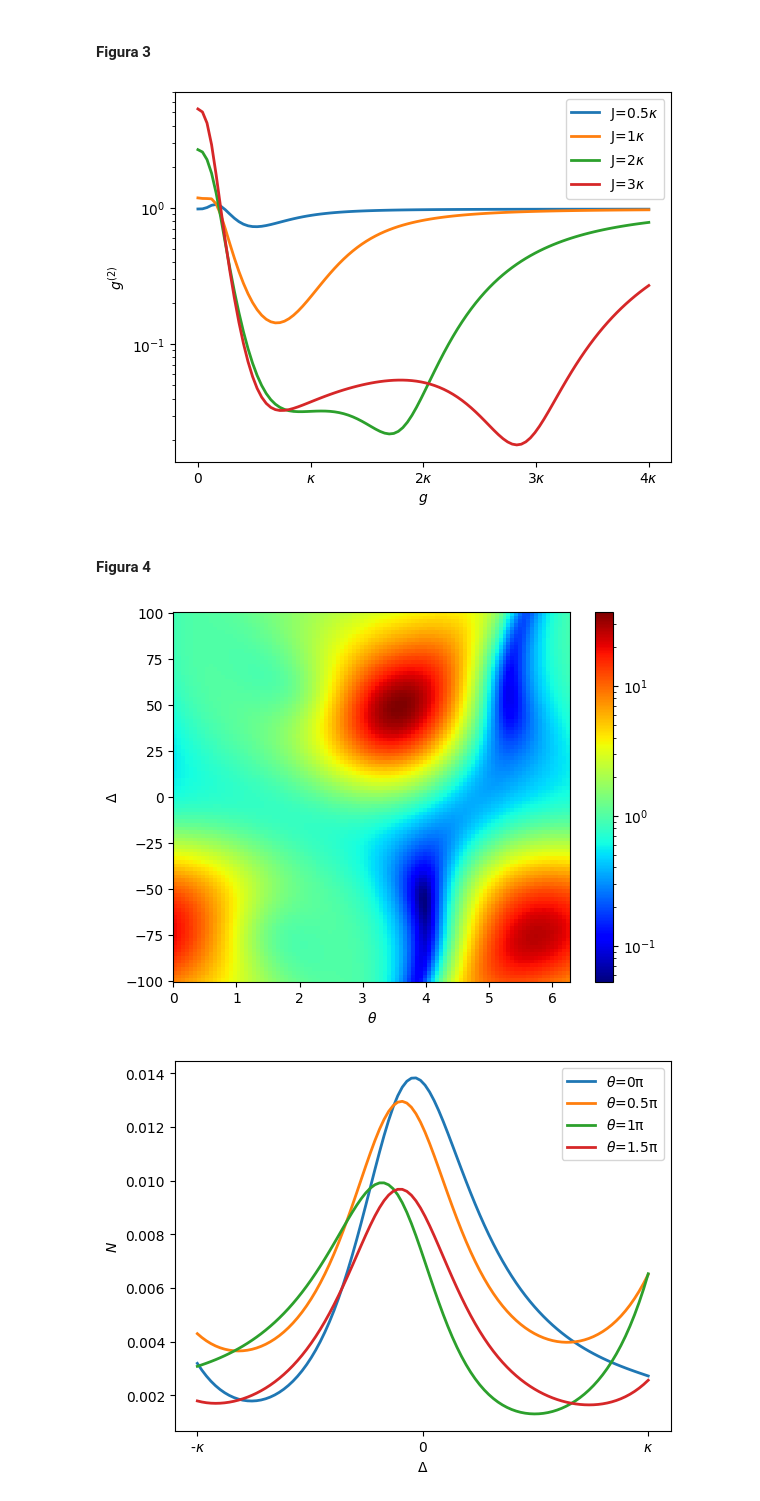
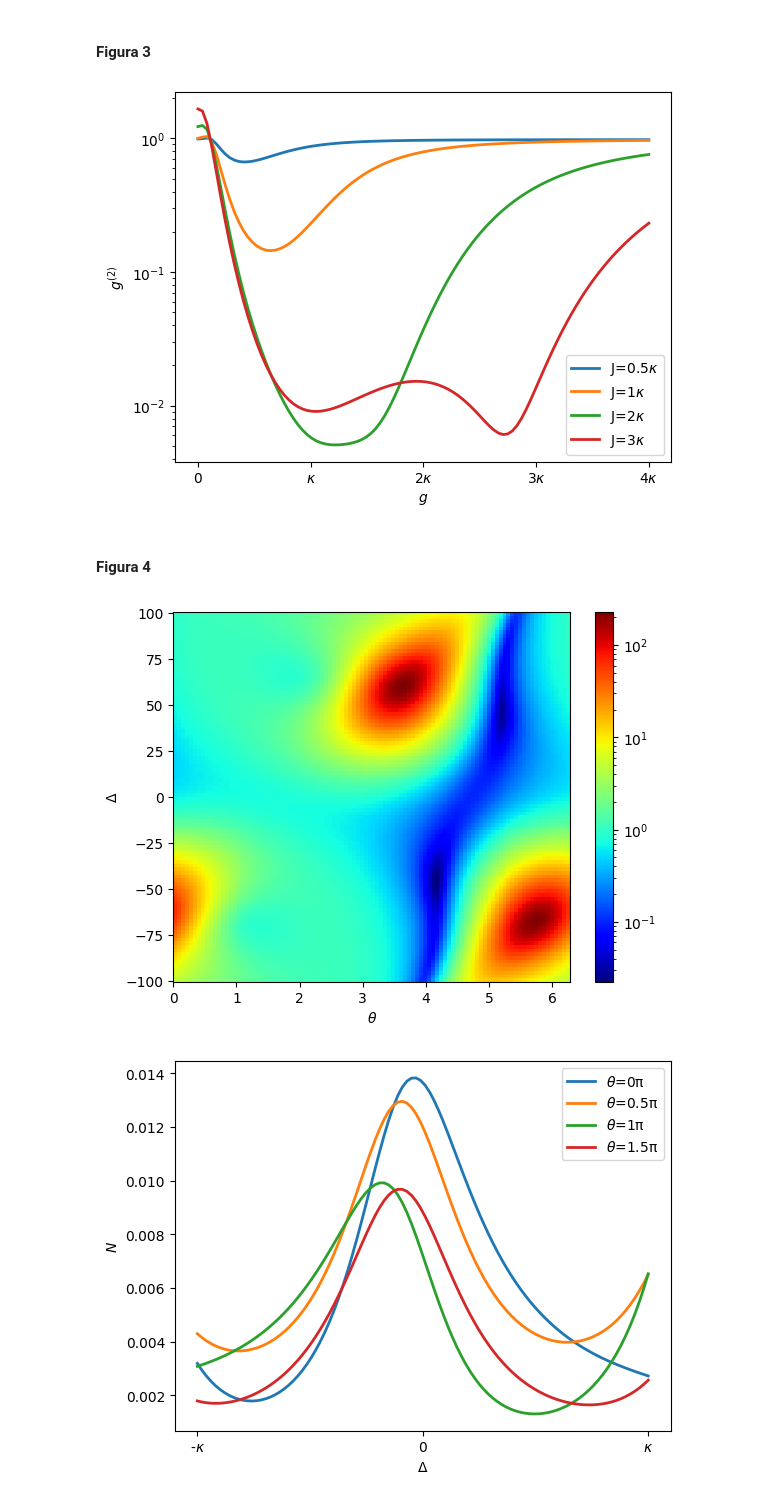
Before and after one commit to jhongarciab/QuantumOptics, a Jupyter notebook: UPB_CNF2025.ipynb, the cells around one changed output. Saved outputs shown, nothing was run; the diff lists cells and outputs as text; code cells hidden in the pictures.

```diff
--- a/UPB_CNF2025.ipynb
+++ b/UPB_CNF2025.ipynb
@@ -122,7 +119,7 @@ L1 = []
 for j in J:
   A1 = []
   for i in g:
-    val = Corre(D, i, j, Ea, Eb, theta, kappa_a, kappa_b, delta, gamma, gamma_phi)
+    val = Corre(D, i, j, Ea, Eb, theta, kappa_a, kappa_b, delta, gamma, gamma_phi, P)
     A1.append(val[1])
   L1.append(A1)
 
@@ -135,7 +132,7 @@ plt.legend()
 plt.yscale('log')
 plt.show()
 # %% [output]
-[figure, old version]
+[figure, new version]
 # %% [markdown]
 #### Figura 4
 # %%
@@ -144,38 +141,39 @@ Eb = Ea
 
 kappa = 32*np.pi
 g = kappa
 gamma = 2*np.pi
 J = kappa
+P = 0.005*gamma
 
 kappa_a = kappa
-kappa_b = 0.5*kappa
-delta   = 0.2*kappa
-gamma_phi = 0.05*kappa
+kappa_b = 0.8*kappa
+delta   = 0.05*kappa
+gamma_phi = 0.002*kappa
 
 N = 100
 
 D = np.linspace(-kappa, kappa, N)
 theta = np.linspace(0, 2*np.pi, N)
 
 L1=np.zeros([N,N])
 i = 0
 for d in D:
   j = 0
   for t in theta:
-    val = Corre(d,g,J,Ea,Eb,t, kappa_a, kappa_b, delta, gamma, gamma_phi)
+    val = Corre(d,g,J,Ea,Eb,t, kappa_a, kappa_b, delta, gamma, gamma_phi, P)
     L1[-i-1][j] = val[1]
     j+=1
   i+=1
 
 fig, ax = plt.subplots()
 norm = mcolors.LogNorm(vmin=np.min(L1[L1 > 0]), vmax=np.max(L1))
 img = plt.imshow(L1, cmap = plt.cm.jet, extent=[0,2*np.pi,-kappa,kappa], aspect="auto", norm=norm)
 plt.colorbar(img)
 plt.ylabel(r'$\Delta$')
 plt.xlabel(r'$\theta$')
 plt.show()
 # %% [output]
-[figure, old version]
+[figure, new version]
 # %%
 Ea = 2*np.pi
 Eb = Ea
```
Also changed, not shown: parts of 2 cells of this notebook.
